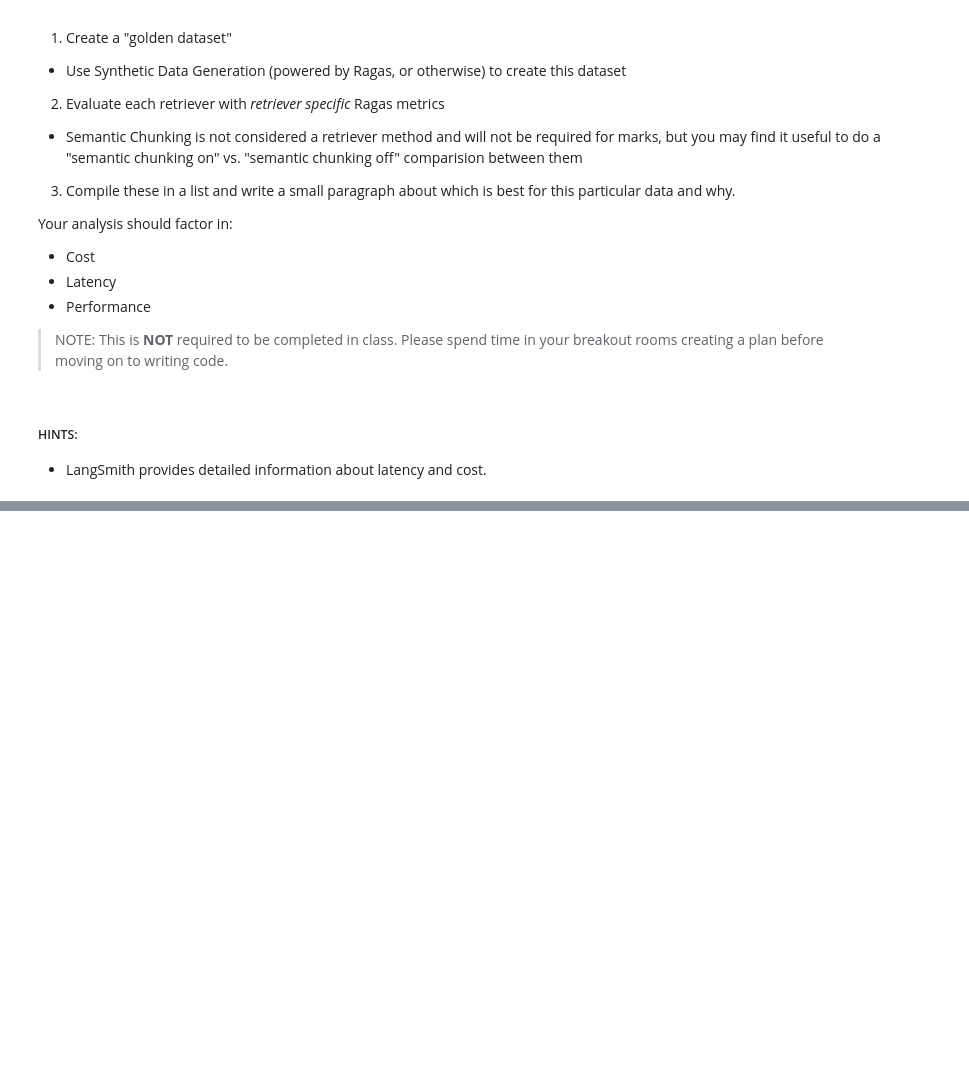
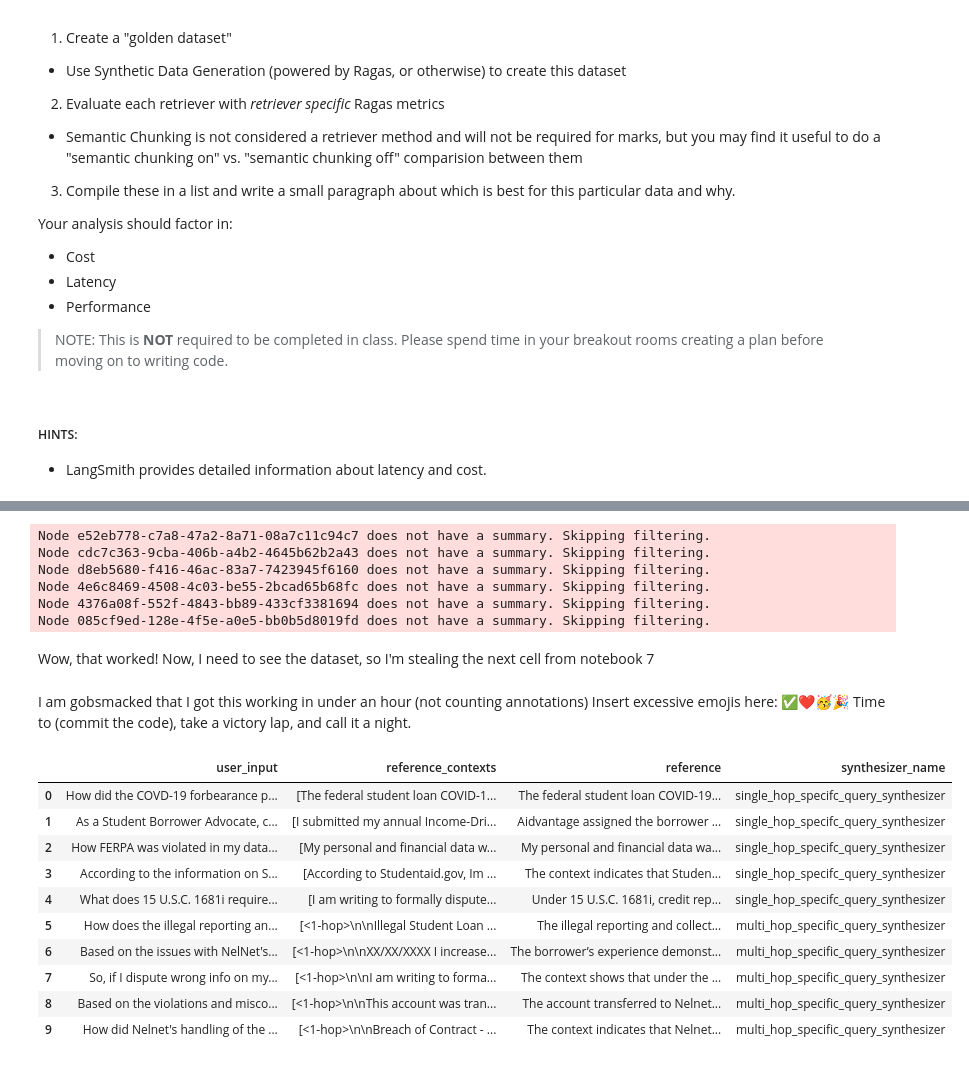
Before and after one commit to BQ31X/AIE7homework, a Jupyter notebook: 09_Advanced_Retrieval/Advanced_Retrieval_with_LangChain_Assignment.ipynb, the cells around one changed output, grey strips where cells are left out. Drawn from its saved outputs; the diff is of its cells as text; code cells hidden in the pictures; blank space fills up the shorter version.

Commit message:
wip task 1 complete - dataset

```diff
--- a/09_Advanced_Retrieval/Advanced_Retrieval_with_LangChain_Assignment.ipynb
+++ b/09_Advanced_Retrieval/Advanced_Retrieval_with_LangChain_Assignment.ipynb
@@ -565,0 +631,7 @@ should find all the code from 8
+# %%
+from ragas.llms import LangchainLLMWrapper
+from ragas.embeddings import LangchainEmbeddingsWrapper
+from langchain_openai import ChatOpenAI
+from langchain_openai import OpenAIEmbeddings
+generator_llm = LangchainLLMWrapper(ChatOpenAI(model="gpt-4.1-nano"))
+generator_embeddings = LangchainEmbeddingsWrapper(OpenAIEmbeddings())
@@ -565,0 +648,32 @@ should find all the code from 8
+# %%
+from ragas.testset import TestsetGenerator
+
+generator = TestsetGenerator(llm=generator_llm, embedding_model=generator_embeddings)
+dataset = generator.generate_with_langchain_docs(loan_complaint_data[:20], testset_size=10)
+# %% [output]
+Node e52eb778-c7a8-47a2-8a71-08a7c11c94c7 does not have a summary. Skipping filtering.
+Node cdc7c363-9cba-406b-a4b2-4645b62b2a43 does not have a summary. Skipping filtering.
+Node d8eb5680-f416-46ac-83a7-7423945f6160 does not have a summary. Skipping filtering.
+Node 4e6c8469-4508-4c03-be55-2bcad65b68fc does not have a summary. Skipping filtering.
+Node 4376a08f-552f-4843-bb89-433cf3381694 does not have a summary. Skipping filtering.
+Node 085cf9ed-128e-4f5e-a0e5-bb0b5d8019fd does not have a summary. Skipping filtering.
+# %% [markdown]
+Wow, that worked!
+Now, I need to see the dataset, so I'm stealing the next cell from notebook 7
+# %% [markdown]
+I am gobsmacked that I got this working in under an hour (not counting annotations) Insert excessive emojis here: ✅❤️🥳🎉
+Time to (commit the code), take a victory lap, and call it a night.
+# %%
+dataset.to_pandas()
+# %% [output]
+|  | user_input | reference_contexts | reference | synthesizer_name |
+| 0 | How did the COVD-19 forbearance p... | [The federal student loan COVID-1... | The federal student loan COVID-19... | single_hop_specifc_query_synthesizer |
+| 1 | As a Student Borrower Advocate, c... | [I submitted my annual Income-Dri... | Aidvantage assigned the borrower ... | single_hop_specifc_query_synthesizer |
+| 2 | How FERPA was violated in my data... | [My personal and financial data w... | My personal and financial data wa... | single_hop_specifc_query_synthesizer |
+| 3 | According to the information on S... | [According to Studentaid.gov, Im ... | The context indicates that Studen... | single_hop_specifc_query_synthesizer |
+| 4 | What does 15 U.S.C. 1681i require... | [I am writing to formally dispute... | Under 15 U.S.C. 1681i, credit rep... | single_hop_specifc_query_synthesizer |
+| 5 | How does the illegal reporting an... | [<1-hop>\n\nIllegal Student Loan ... | The illegal reporting and collect... | multi_hop_specific_query_synthesizer |
+| 6 | Based on the issues with NelNet's... | [<1-hop>\n\nXX/XX/XXXX I increase... | The borrower’s experience demonst... | multi_hop_specific_query_synthesizer |
+| 7 | So, if I dispute wrong info on my... | [<1-hop>\n\nI am writing to forma... | The context shows that under the ... | multi_hop_specific_query_synthesizer |
+| 8 | Based on the violations and misco... | [<1-hop>\n\nThis account was tran... | The account transferred to Nelnet... | multi_hop_specific_query_synthesizer |
+| 9 | How did Nelnet's handling of the ... | [<1-hop>\n\nBreach of Contract - ... | The context indicates that Nelnet... | multi_hop_specific_query_synthesizer |
```
Also changed, not shown: parts of 40 cells of this notebook.
